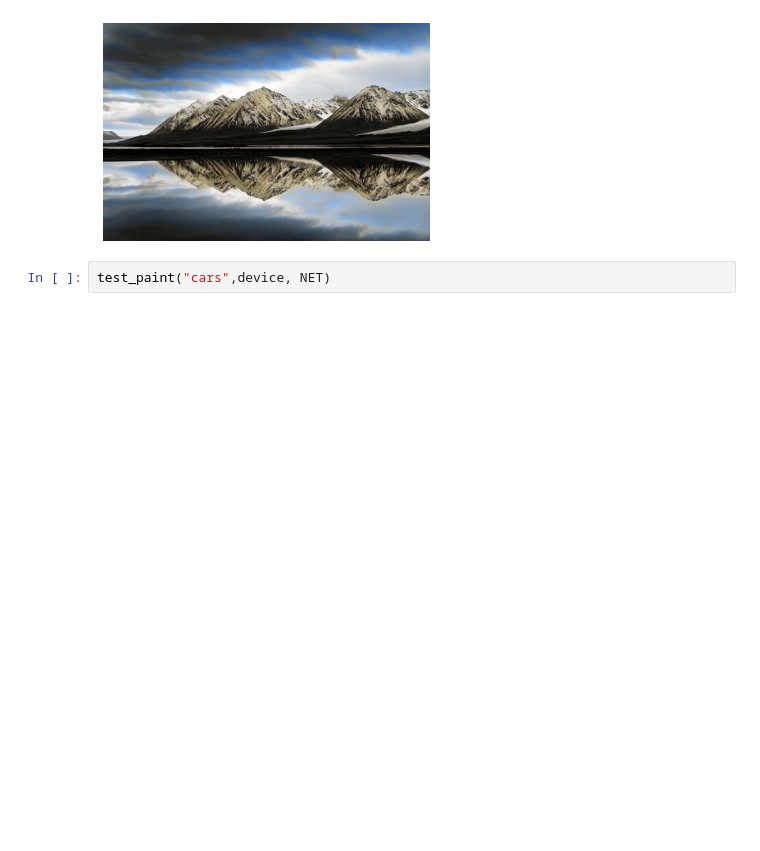
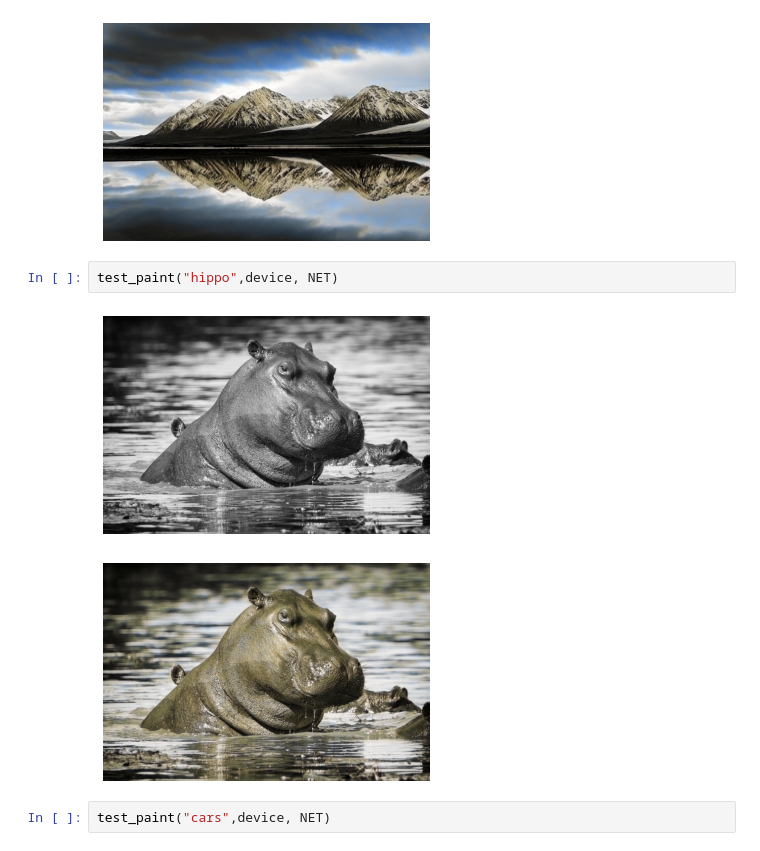
Before and after one commit to mikayosef/paint_BW_images, a Jupyter notebook: main_notebook.ipynb, the cells around one changed output. Saved outputs shown, nothing was run; the diff lists cells and outputs as text; blank space fills up the shorter version.

Commit message:
add hippo example

```diff
--- a/main_notebook.ipynb
+++ b/main_notebook.ipynb
@@ -133,6 +133,11 @@ test_paint("mountain",device, NET)
 # %% [output]
 [figure]
 [figure]
+# %%
+test_paint("hippo",device, NET)
+# %% [output]
+[figure, added]
+[figure, added]
 # %%
 test_paint("cars",device, NET)
 # %% [output]
```
Also changed, not shown: parts of 1 cell of this notebook, 2 other files.
